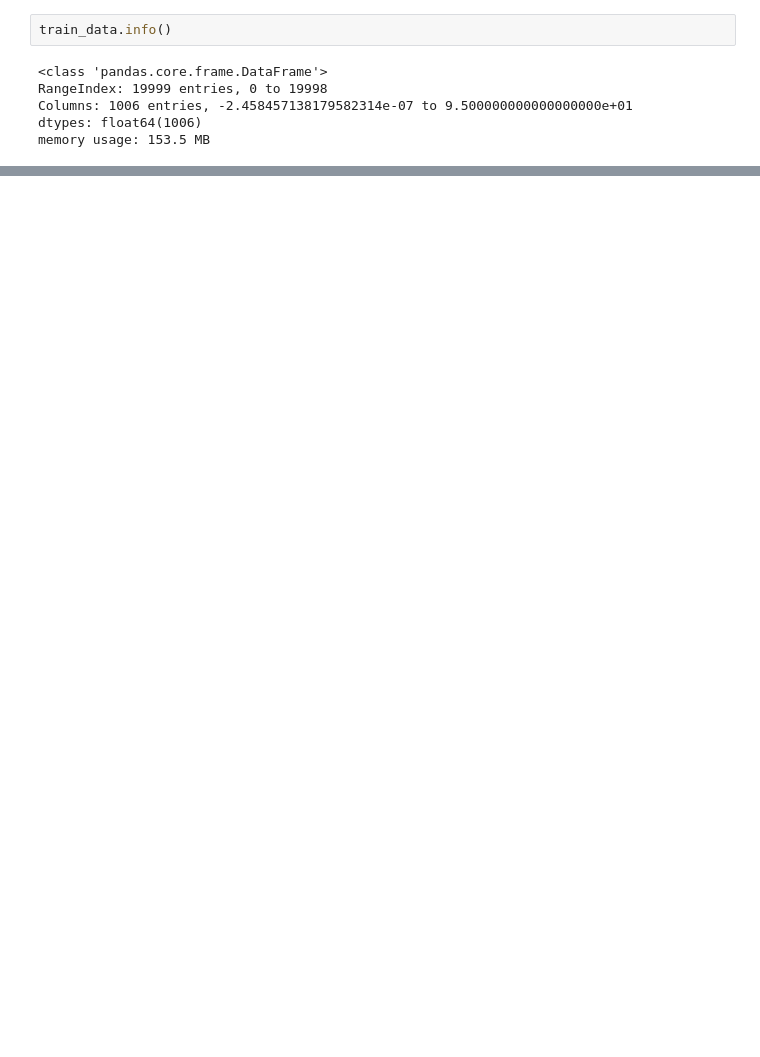
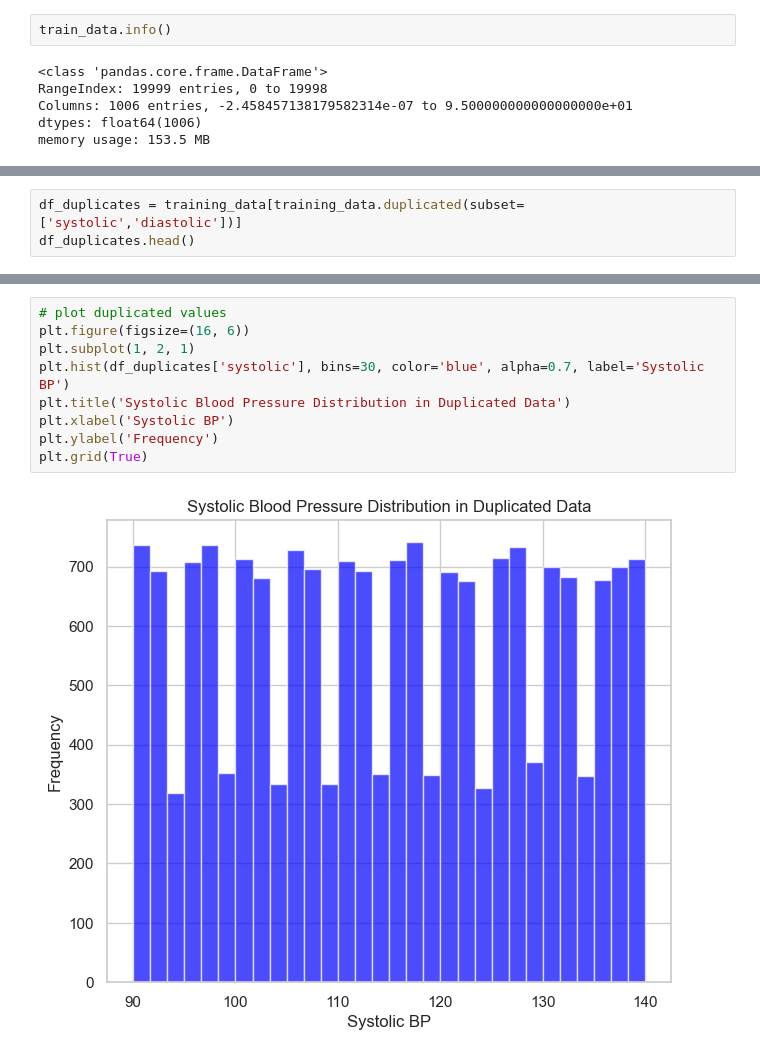
Before and after one commit to rumman-adnan/Assignment-Sensors-Data, a Jupyter notebook: Assignment(sensors)/EDA.ipynb, the cells around one changed output, grey strips where cells are left out. Cells and saved outputs as stored; diff of their text form; blank space fills up the shorter version.

```diff
--- a/Assignment(sensors)/EDA.ipynb
+++ b/Assignment(sensors)/EDA.ipynb
@@ -212,0 +237,3 @@ memory usage: 153.5 MB
+# %%
+df_duplicates = training_data[training_data.duplicated(subset=['systolic','diastolic'])]
+df_duplicates.head()
@@ -212,0 +248,11 @@ memory usage: 153.5 MB
+# %%
+# plot duplicated values
+plt.figure(figsize=(16, 6))
+plt.subplot(1, 2, 1)
+plt.hist(df_duplicates['systolic'], bins=30, color='blue', alpha=0.7, label='Systolic BP')
+plt.title('Systolic Blood Pressure Distribution in Duplicated Data')
+plt.xlabel('Systolic BP')
+plt.ylabel('Frequency')
+plt.grid(True)
+# %% [output]
+[figure, added]
```
Also changed, not shown: parts of 43 cells of this notebook.
